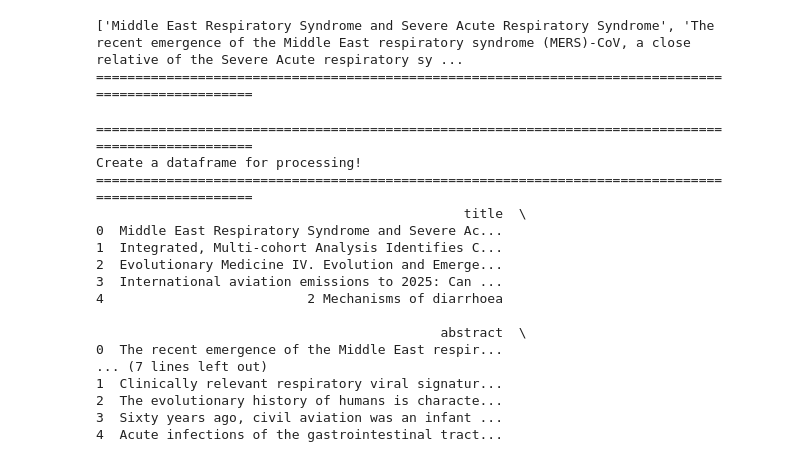
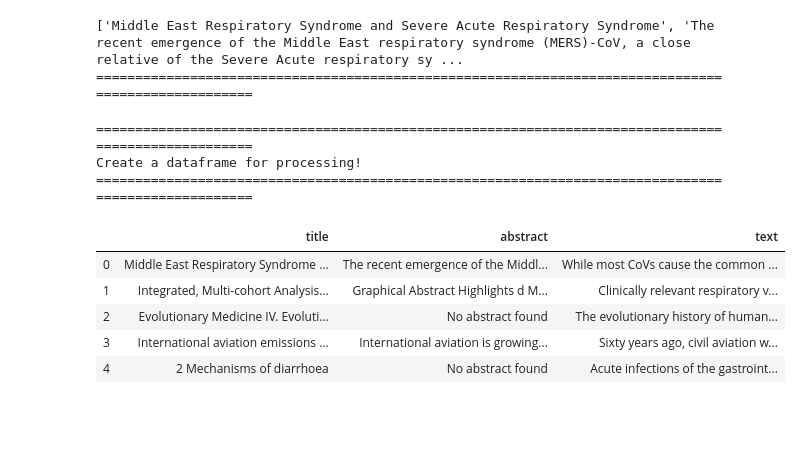
Before and after one commit to kjanjua26/Octofying-COVDI19-Literature, a Jupyter notebook: code/data_explainability/Data_Explainability_Visualizations.ipynb, the cells around one changed output. Drawn from its saved outputs; the diff is of its cells as text; code cells hidden in the pictures; blank space fills up the shorter version.

Commit message:
Initial data analysis

```diff
--- a/code/data_explainability/Data_Explainability_Visualizations.ipynb
+++ b/code/data_explainability/Data_Explainability_Visualizations.ipynb
@@ -97,27 +98,19 @@ Reading Papers!
 # %%
 draw_horizontal_lines(100)
 print("Create a dataframe for processing!")
 draw_horizontal_lines(100)
 df_covid = pd.DataFrame(papers, columns=["title", "abstract", "text"])
-print(df_covid.head())
+display(df_covid.head())
 # %% [output]
 ====================================================================================================
 Create a dataframe for processing!
 ====================================================================================================
-                                               title  \
-0  Middle East Respiratory Syndrome and Severe Ac...
-1  Integrated, Multi-cohort Analysis Identifies C...
-2  Evolutionary Medicine IV. Evolution and Emerge...
-3  International aviation emissions to 2025: Can ...
-4                          2 Mechanisms of diarrhoea
-
-                                            abstract  \
-0  The recent emergence of the Middle East respir...
-... (7 lines left out)
-1  Clinically relevant respiratory viral signatur...
-2  The evolutionary history of humans is characte...
-3  Sixty years ago, civil aviation was an infant ...
-4  Acute infections of the gastrointestinal tract...
+|  | title | abstract | text |
+| 0 | Middle East Respiratory Syndrome ... | The recent emergence of the Middl... | While most CoVs cause the common ... |
+| 1 | Integrated, Multi-cohort Analysis... | Graphical Abstract Highlights d M... | Clinically relevant respiratory v... |
+| 2 | Evolutionary Medicine IV. Evoluti... | No abstract found | The evolutionary history of human... |
+| 3 | International aviation emissions ... | International aviation is growing... | Sixty years ago, civil aviation w... |
+| 4 | 2 Mechanisms of diarrhoea | No abstract found | Acute infections of the gastroint... |
 # %%
 def keyword_based_search(keyword, df):
     result = df[df['text'].str.contains(keyword)]
```
Also changed, not shown: parts of 2 cells of this notebook.
